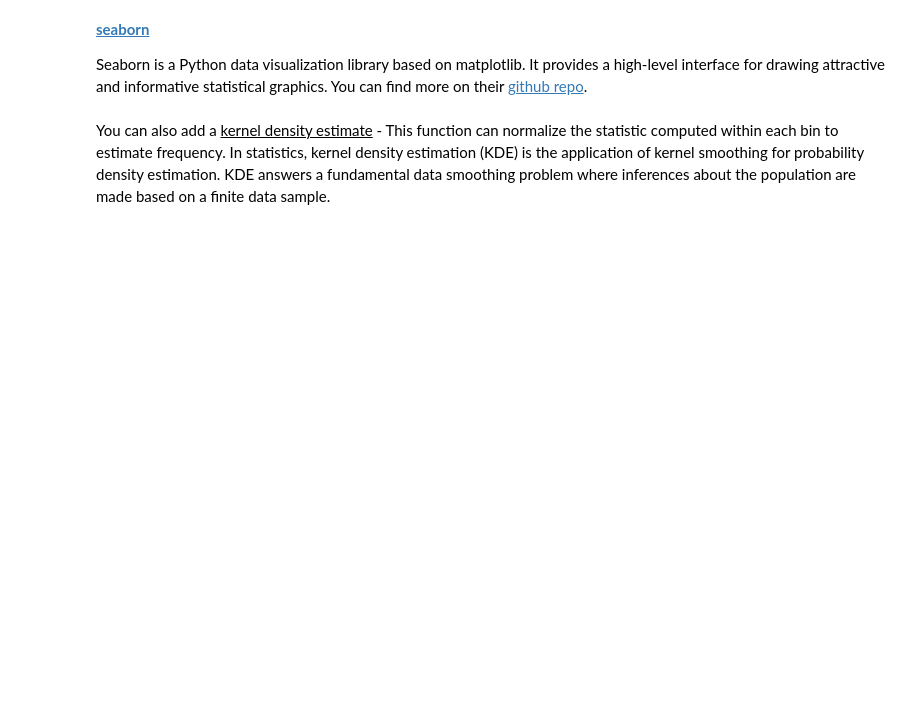
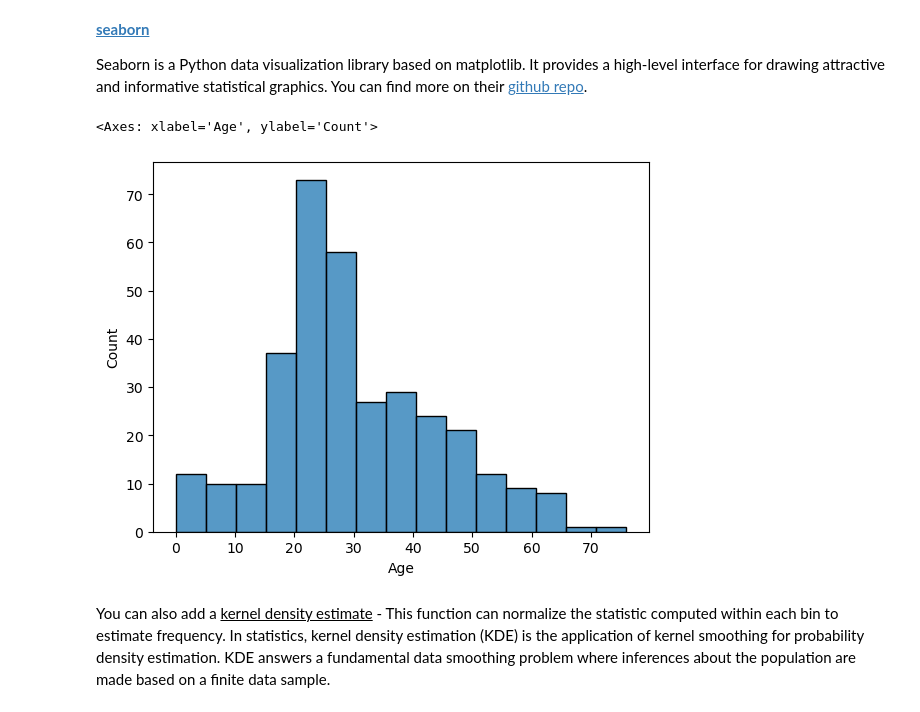
Before and after one commit to mazzyb1257/INFO_2201_MB_summerNotes, a Jupyter notebook: w6d2_EDAcont_students.ipynb, the cells around one changed output. Drawn from its saved outputs; the diff is of its cells as text; code cells hidden in the pictures; blank space fills up the shorter version.

Commit message:
went over visualization parts

```diff
--- a/w6d2_EDAcont_students.ipynb
+++ b/w6d2_EDAcont_students.ipynb
@@ -20,8 +20,8 @@ import pickle
 pull in the titanic_clean.csv from last class
 # %%
 #reading files
-titanic_clean = pd.read_csv("titanic_clean.csv")
-
+titanic_clean = pd.read_csv("data/titanic_clean.csv") # read in the data frame that we saved
+#
 #or
-# with open('titanic_clean.pkl', 'rb') as f:
-#     titanicDf = pickle.load(f) # deserialize using load()
+with open('data/titanic_clean.pkl', 'rb') as f:
+     titanicDf = pickle.load(f) # deserialize using load()
@@ -34,5 +43,10 @@ Seaborn is a Python data visualization library based on matplotlib. It provides
 import seaborn as sns
 # %%
 #use the histplot for a histogram
+
+sns.histplot(titanicDf['Age'])
+# %% [output]
+<Axes: xlabel='Age', ylabel='Count'>
+[figure, added]
 # %% [markdown]
 You can also add a  <u>kernel density estimate</u> - This function can normalize the statistic computed within each bin to estimate frequency. In statistics, kernel density estimation (KDE) is the application of kernel smoothing for probability density estimation. KDE answers a fundamental data smoothing problem where inferences about the population are made based on a finite data sample.
```
Also changed, not shown: parts of 45 cells of this notebook, 1 other file.
